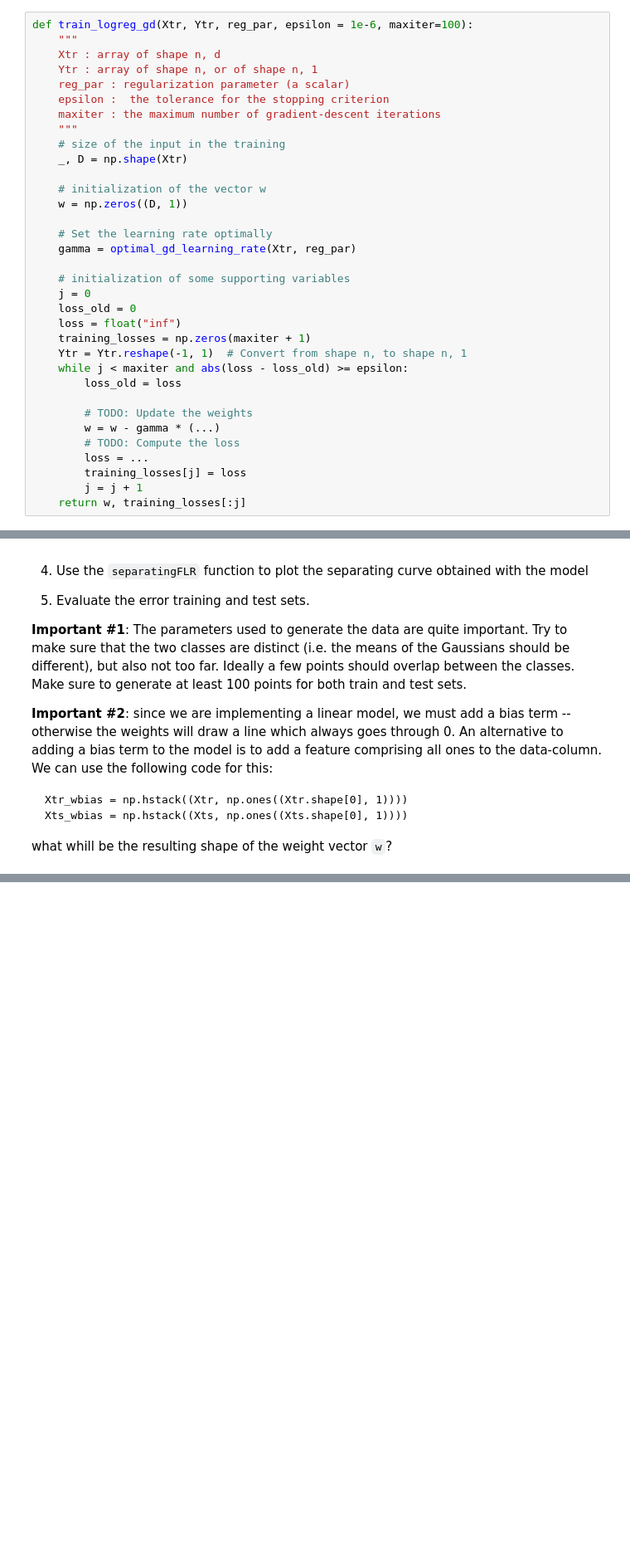
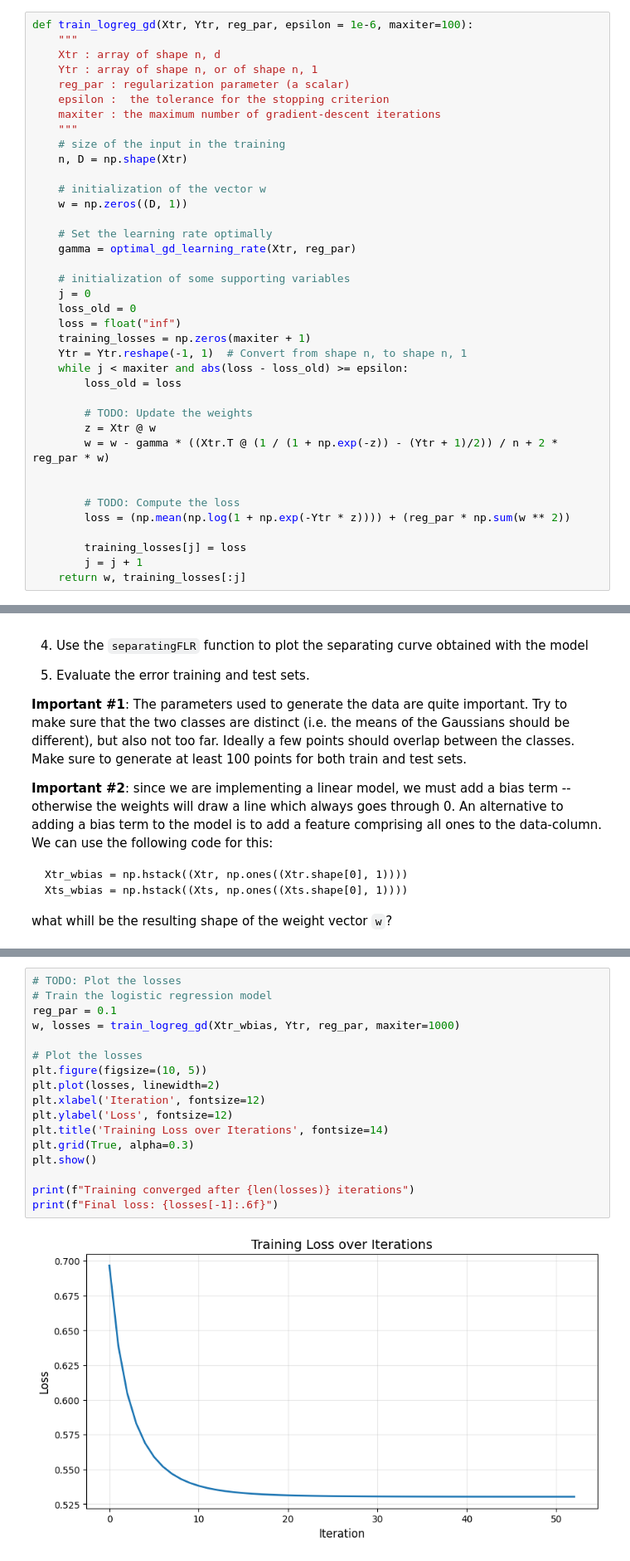
Before and after one commit to mariomine88/Unige_code, a Jupyter notebook: Master/First/ML/lab3/Lab3_LogisticRegression.ipynb, the cells around one changed output, grey strips where cells are left out. Shown at 83% size. Drawn from its saved outputs; the diff is of its cells as text; blank space fills up the shorter version.

```diff
--- a/Master/First/ML/lab3/Lab3_LogisticRegression.ipynb
+++ b/Master/First/ML/lab3/Lab3_LogisticRegression.ipynb
@@ -134,7 +139,7 @@ def train_logreg_gd(Xtr, Ytr, reg_par, epsilon = 1e-6, maxiter=100):
     maxiter : the maximum number of gradient-descent iterations
     """
     # size of the input in the training
-    _, D = np.shape(Xtr)
+    n, D = np.shape(Xtr)
 
     # initialization of the vector w
     w = np.zeros((D, 1))
@@ -152,9 +157,13 @@ def train_logreg_gd(Xtr, Ytr, reg_par, epsilon = 1e-6, maxiter=100):
         loss_old = loss
 
         # TODO: Update the weights
-        w = w - gamma * (...)
+        z = Xtr @ w
+        w = w - gamma * ((Xtr.T @ (1 / (1 + np.exp(-z)) - (Ytr + 1)/2)) / n + 2 * reg_par * w)
+
+
         # TODO: Compute the loss
-        loss = ...
+        loss = (np.mean(np.log(1 + np.exp(-Ytr * z)))) + (reg_par * np.sum(w ** 2))
+
         training_losses[j] = loss
         j = j + 1
     return w, training_losses[:j]
@@ -258,0 +275,19 @@ ax1.scatter(Xts[:,0], Xts[:,1], s=70, c=Yts, alpha=0.8)
+# %%
+# TODO: Plot the losses
+# Train the logistic regression model
+reg_par = 0.1
+w, losses = train_logreg_gd(Xtr_wbias, Ytr, reg_par, maxiter=1000)
+
+# Plot the losses
+plt.figure(figsize=(10, 5))
+plt.plot(losses, linewidth=2)
+plt.xlabel('Iteration', fontsize=12)
+plt.ylabel('Loss', fontsize=12)
+plt.title('Training Loss over Iterations', fontsize=14)
+plt.grid(True, alpha=0.3)
+plt.show()
+
+print(f"Training converged after {len(losses)} iterations")
+print(f"Final loss: {losses[-1]:.6f}")
+# %% [output]
+[figure, added]
```
Also changed, not shown: parts of 19 cells of this notebook.
